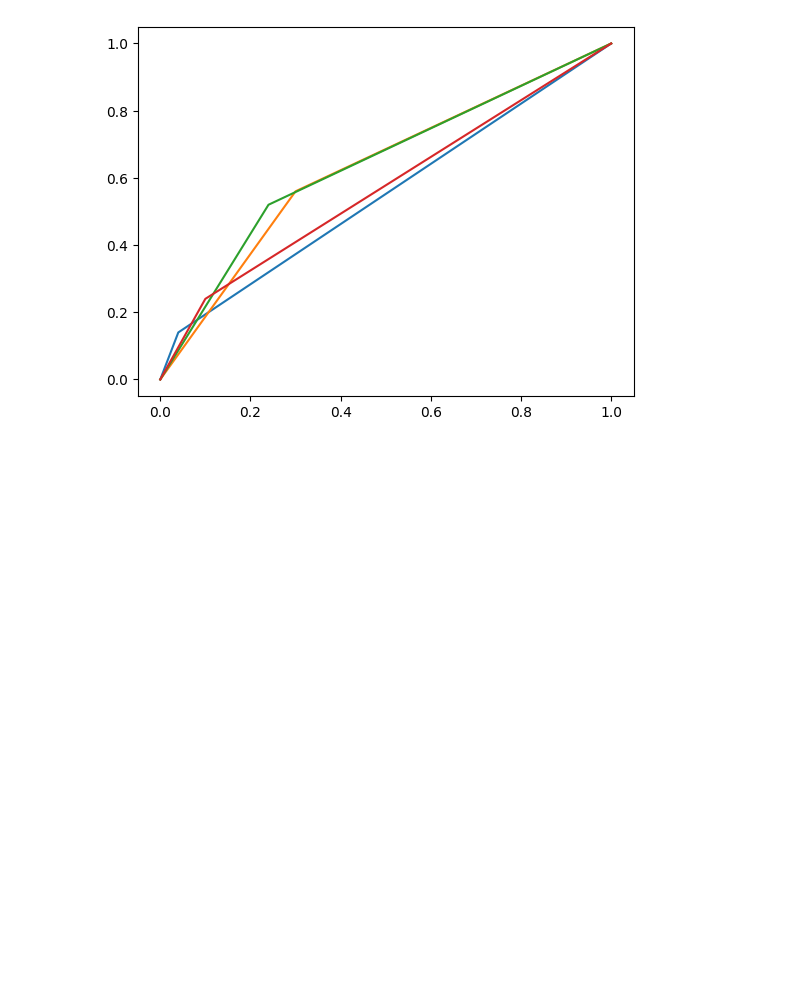
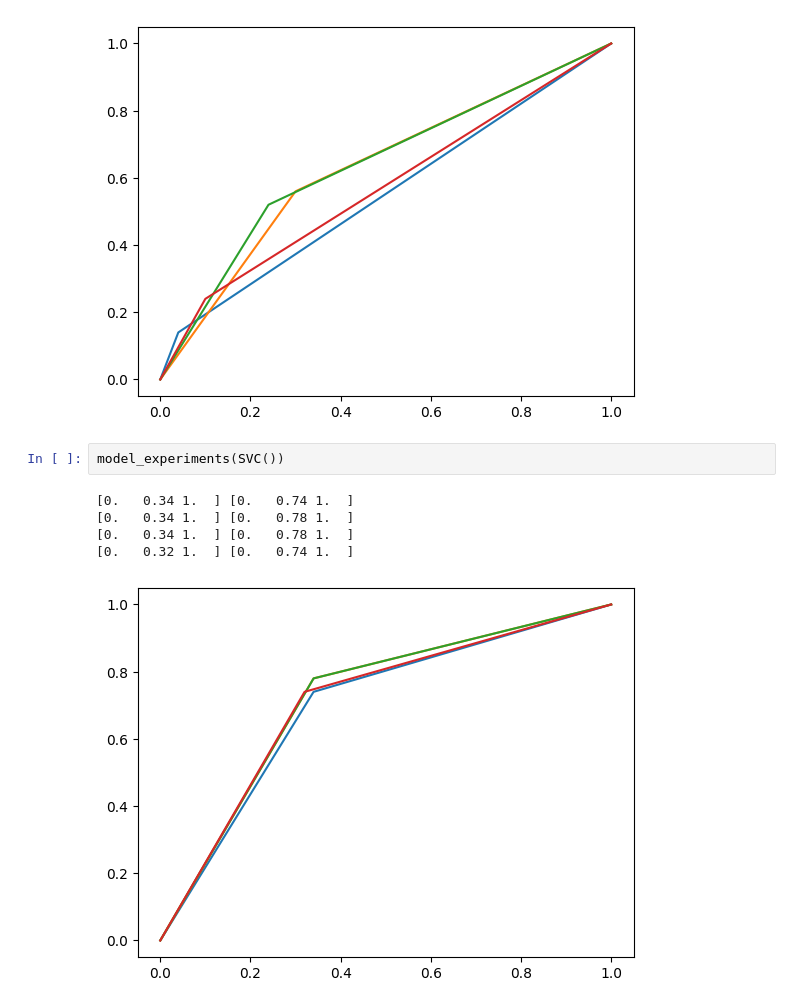
Before and after one commit to biquaternion/neymark_ml_course, a Jupyter notebook: hw01/notebooks/hw1.ipynb, the cells around one changed output. Drawn from its saved outputs; the diff is of its cells as text; blank space fills up the shorter version.

Commit message:
update hw1. Added missing task descriptions, added knn and svc classifiers experiments

```diff
--- a/hw01/notebooks/hw1.ipynb
+++ b/hw01/notebooks/hw1.ipynb
@@ -417,3 +425,11 @@ model_experiments(LinearSVC())
 [0.   0.24 1.  ] [0.   0.52 1.  ]
 [0.  0.1 1. ] [0.   0.24 1.  ]
 [figure]
+# %%
+model_experiments(SVC())
+# %% [output]
+[0.   0.34 1.  ] [0.   0.74 1.  ]
+[0.   0.34 1.  ] [0.   0.78 1.  ]
+[0.   0.34 1.  ] [0.   0.78 1.  ]
+[0.   0.32 1.  ] [0.   0.74 1.  ]
+[figure, added]
```
Also changed, not shown: parts of 8 cells of this notebook.
